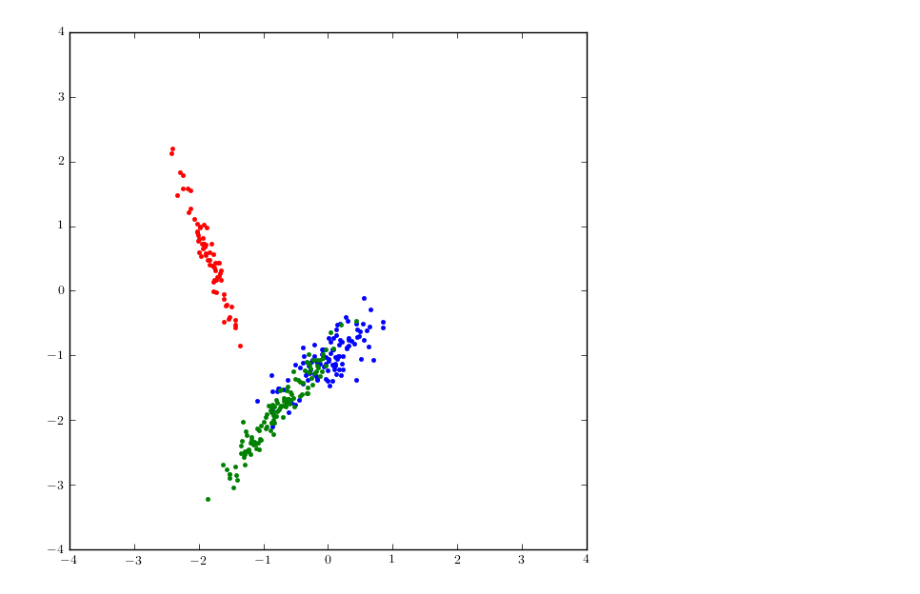
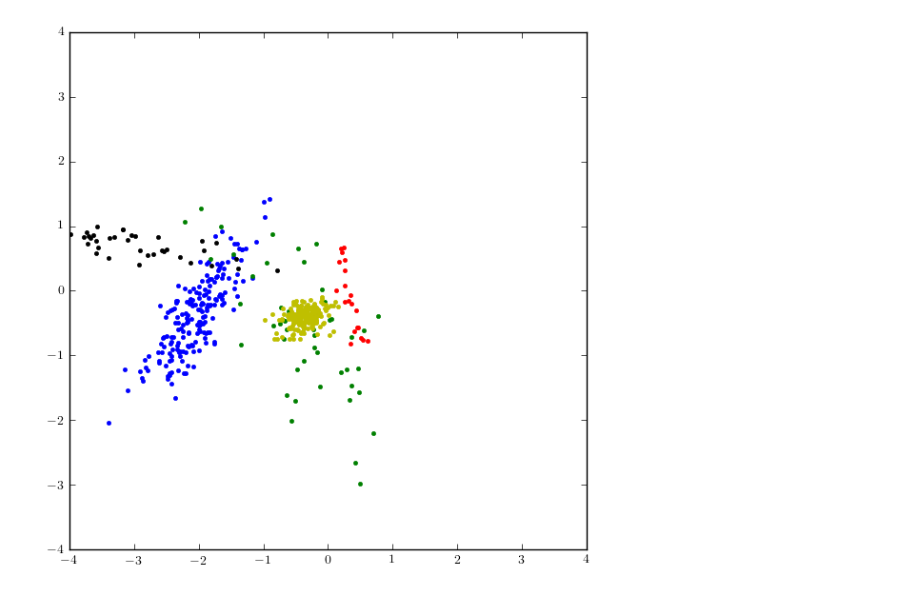
Before and after one commit to atcemgil/notes, a Jupyter notebook: DecisionTree.ipynb, the cells around one changed output. Cells and saved outputs as stored; diff of their text form; code cells hidden in the pictures.

```diff
--- a/DecisionTree.ipynb
+++ b/DecisionTree.ipynb
@@ -19,7 +19,7 @@ import numpy as np
 Lim = 4
 
 # Number of components
-N = 3
+N = 5
 
 # Generate random mixture parameters
 w = np.random.rand(N)
@@ -38,32 +38,32 @@ T = N*100
 Ts = np.random.multinomial(T, w)
 X = []
 C = []
 for i in range(N):
     x = np.random.multivariate_normal(mu[i], Sig[i], Ts[i])
     c = np.ones(Ts[i])*i
     X.append(x)
     C.append(c)
 
 XX = np.concatenate(X,axis=0)
 CC = np.concatenate(C,axis=0)
 
 from sklearn import tree
 
 plt.figure(figsize=(7,7))
 plt.rc('text', usetex=True)
 #plt.rc('font', family='serif')
 
 ax = plt.gca()
 ax.set_xlim(-Lim,Lim)
 ax.set_ylim(-Lim,Lim)
 
 col = ['r','b','g','k','y','m']
 
 for i in range(N):
     plt.plot(X[i][:,0],X[i][:,1],'.'+col[i%len(col)])
 
 
 plt.show()
 # %% [output]
-[figure, old version]
+[figure, new version]
 # %%
```
Also changed, not shown: parts of 13 cells of this notebook, 17 other files.
